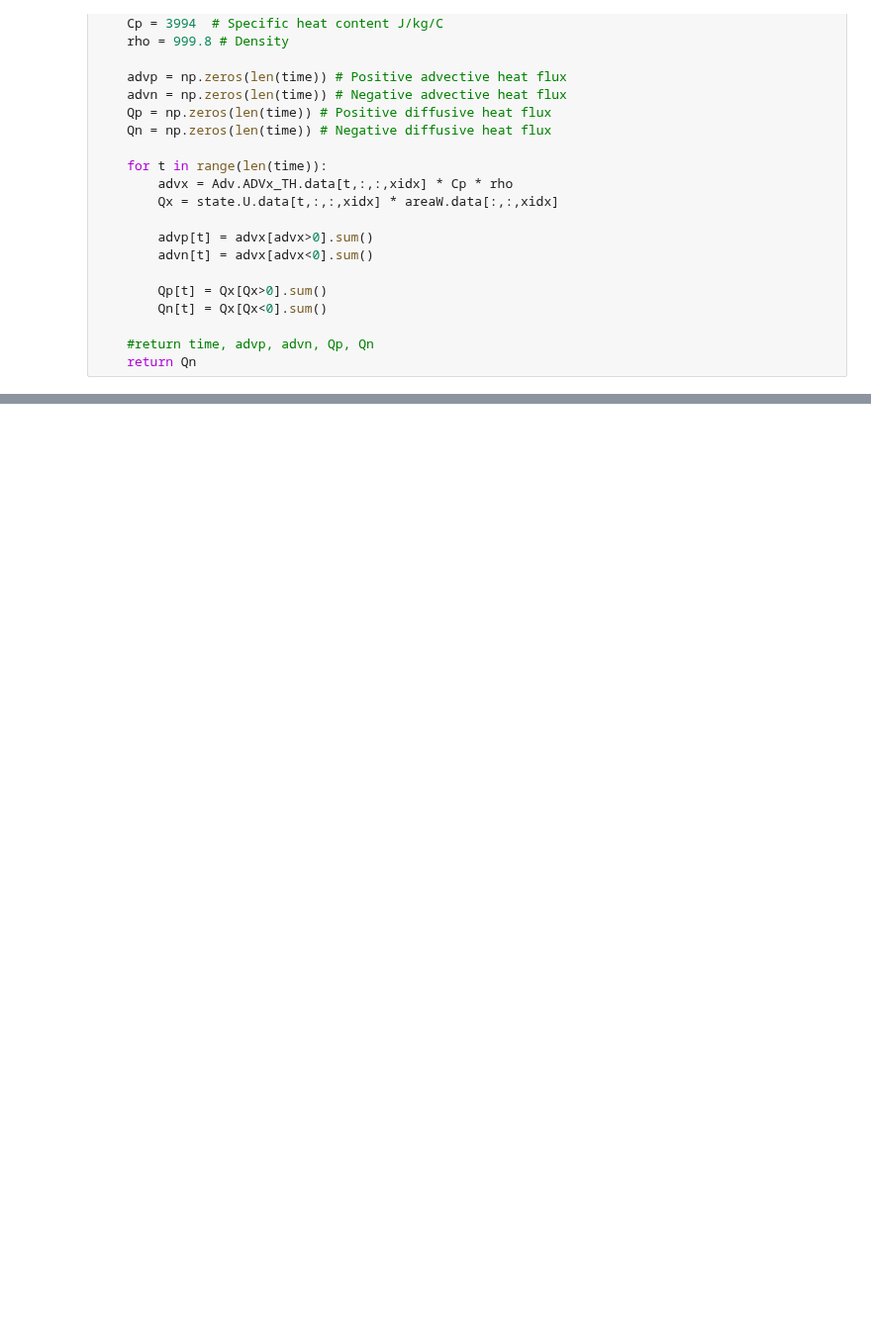
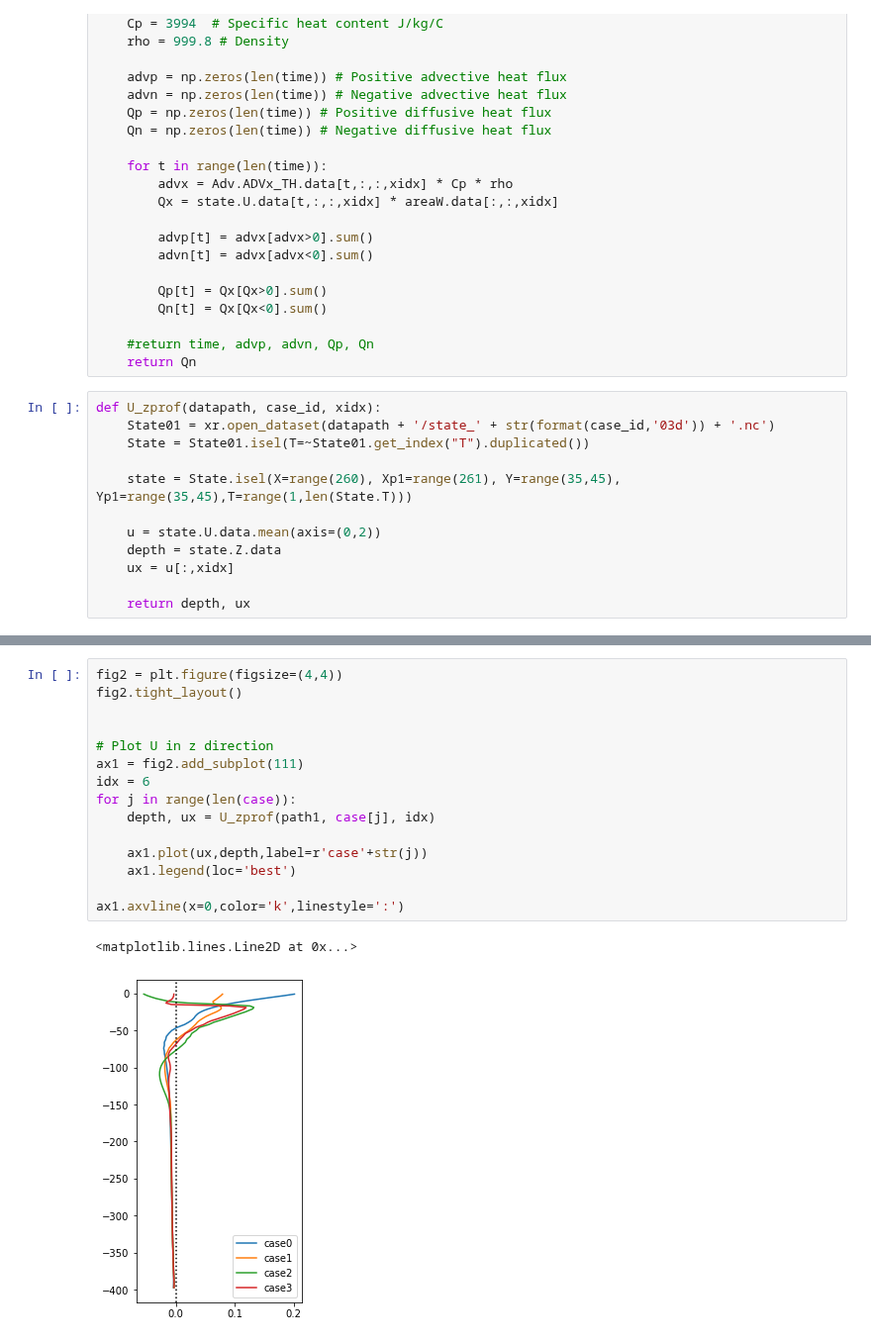
Before and after one commit to weiyangbao/Jupyter-Iceplume, a Jupyter notebook: Fjord Modeling/7_Q&H_Sz.ipynb, the cells around one changed output, grey strips where cells are left out. Shown at 99% size. Drawn from its saved outputs; the diff is of its cells as text; blank space fills up the shorter version.

Commit message:
modified for new plots

```diff
--- a/Fjord Modeling/7_Q&H_Sz.ipynb
+++ b/Fjord Modeling/7_Q&H_Sz.ipynb
@@ -38,6 +38,18 @@ def Flux_TS_Sz(datapath, case_id, xidx):
 
     #return time, advp, advn, Qp, Qn
     return Qn
+# %%
+def U_zprof(datapath, case_id, xidx):
+    State01 = xr.open_dataset(datapath + '/state_' + str(format(case_id,'03d')) + '.nc')
+    State = State01.isel(T=~State01.get_index("T").duplicated())
+
+    state = State.isel(X=range(260), Xp1=range(261), Y=range(35,45), Yp1=range(35,45),T=range(1,len(State.T)))
+
+    u = state.U.data.mean(axis=(0,2))
+    depth = state.Z.data
+    ux = u[:,xidx]
+
+    return depth, ux
 # %%
 path1 = '/work/oceans/wbao/MITgcm_results/iceplume/4_Sz_minhs'
 path2 = '/work/oceans/wbao/MITgcm_results/iceplume/4_Sz_maxhs'
@@ -112,0 +188,18 @@ ax2.tick_params(direction='in', labelsize=15)
+# %%
+fig2 = plt.figure(figsize=(4,4))
+fig2.tight_layout()
+
+
+# Plot U in z direction
+ax1 = fig2.add_subplot(111)
+idx = 6
+for j in range(len(case)):
+    depth, ux = U_zprof(path1, case[j], idx)
+
+    ax1.plot(ux,depth,label=r'case'+str(j))
+    ax1.legend(loc='best')
+
+ax1.axvline(x=0,color='k',linestyle=':')
+# %% [output]
+<matplotlib.lines.Line2D at 0x...>
+[figure, added]
```
Also changed, not shown: parts of 5 cells of this notebook, 6 other files.
